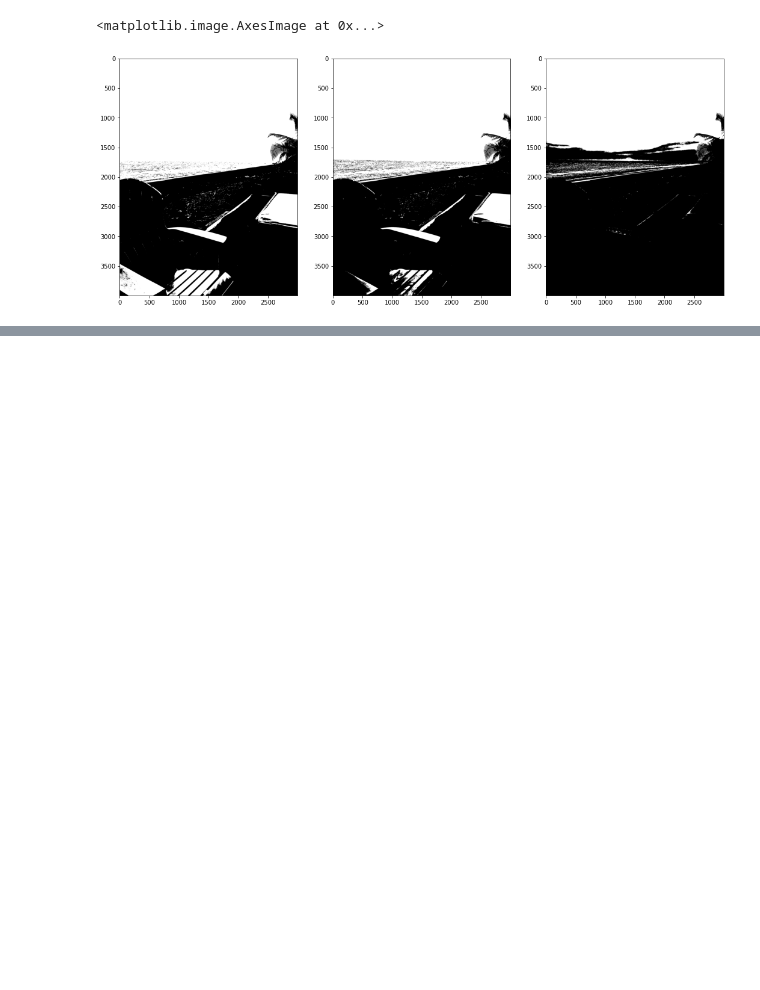
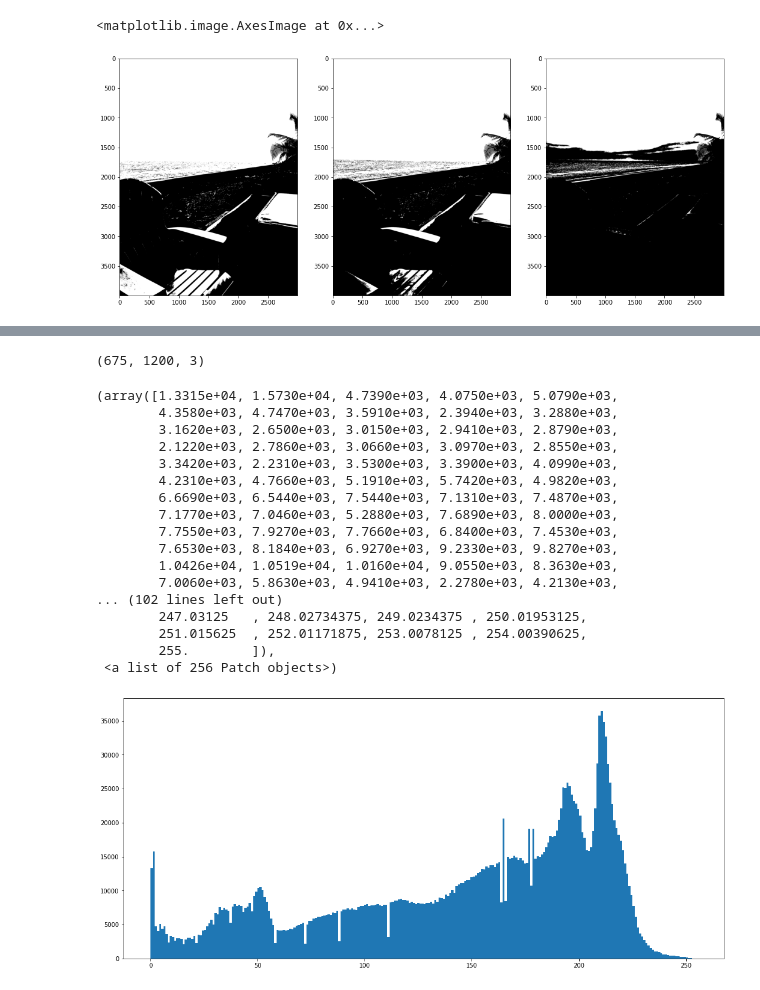
Before and after one commit to angshumansinha/Computer-Vision-Basics, a Jupyter notebook: Image_Color_Removal.ipynb, the cells around one changed output, grey strips where cells are left out. Saved outputs shown, nothing was run; the diff lists cells and outputs as text; code cells hidden in the pictures; blank space fills up the shorter version.

```diff
--- a/Image_Color_Removal.ipynb
+++ b/Image_Color_Removal.ipynb
@@ -86,0 +89,12 @@ ax[2].imshow(grayscale_BW(img_grey,185),cmap='gray')
+# %%
+def adapt_PNG(the_PNG):
+    the_PNG = the_PNG[:,:,:3]      # Step 1
+    the_PNG = the_PNG * 255        # Step 2
+    the_PNG = adapt_image(the_PNG) # Steps 3, 4, 5
+    return the_PNG
+
+
+# This function will be useful to perform steps 3, 4, and 5 for images
+# undergoing operations that may result in floating point numbers.
+def adapt_image(the_img):
+    return np.uint8(np.clip(the_img.round(),0,255)) # Steps 3, 4, 5
@@ -86,0 +121,26 @@ ax[2].imshow(grayscale_BW(img_grey,185),cmap='gray')
+# %%
+sud_img=adapt_PNG(sudoku_img)
+print(np.shape(sud_img))
+# %% [output]
+(675, 1200, 3)
+# %%
+plt.hist(sud_img.ravel(),256,[0,255])
+# %% [output]
+(array([1.3315e+04, 1.5730e+04, 4.7390e+03, 4.0750e+03, 5.0790e+03,
+        4.3580e+03, 4.7470e+03, 3.5910e+03, 2.3940e+03, 3.2880e+03,
+        3.1620e+03, 2.6500e+03, 3.0150e+03, 2.9410e+03, 2.8790e+03,
+        2.1220e+03, 2.7860e+03, 3.0660e+03, 3.0970e+03, 2.8550e+03,
+        3.3420e+03, 2.2310e+03, 3.5300e+03, 3.3900e+03, 4.0990e+03,
+        4.2310e+03, 4.7660e+03, 5.1910e+03, 5.7420e+03, 4.9820e+03,
+        6.6690e+03, 6.5440e+03, 7.5440e+03, 7.1310e+03, 7.4870e+03,
+        7.1770e+03, 7.0460e+03, 5.2880e+03, 7.6890e+03, 8.0000e+03,
+        7.7550e+03, 7.9270e+03, 7.7660e+03, 6.8400e+03, 7.4530e+03,
+        7.6530e+03, 8.1840e+03, 6.9270e+03, 9.2330e+03, 9.8270e+03,
+        1.0426e+04, 1.0519e+04, 1.0160e+04, 9.0550e+03, 8.3630e+03,
+        7.0060e+03, 5.8630e+03, 4.9410e+03, 2.2780e+03, 4.2130e+03,
+... (102 lines left out)
+        247.03125   , 248.02734375, 249.0234375 , 250.01953125,
+        251.015625  , 252.01171875, 253.0078125 , 254.00390625,
+        255.        ]),
+ <a list of 256 Patch objects>)
+[figure, added]
```
Also changed, not shown: parts of 4 cells of this notebook.
